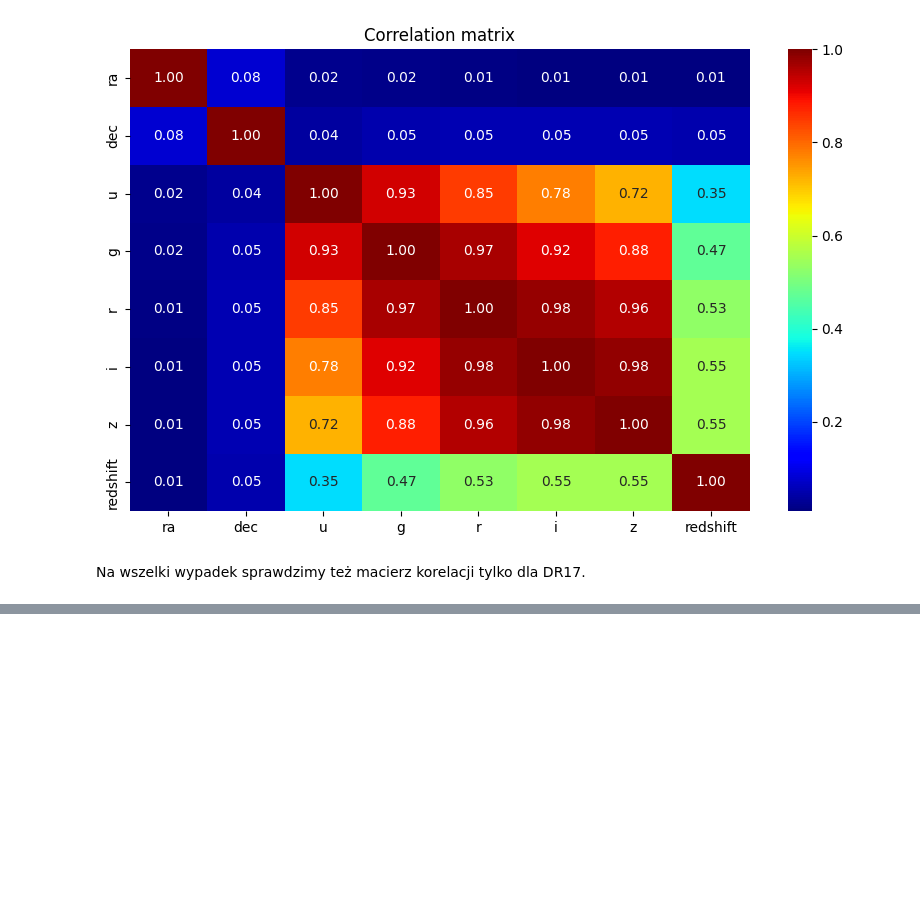
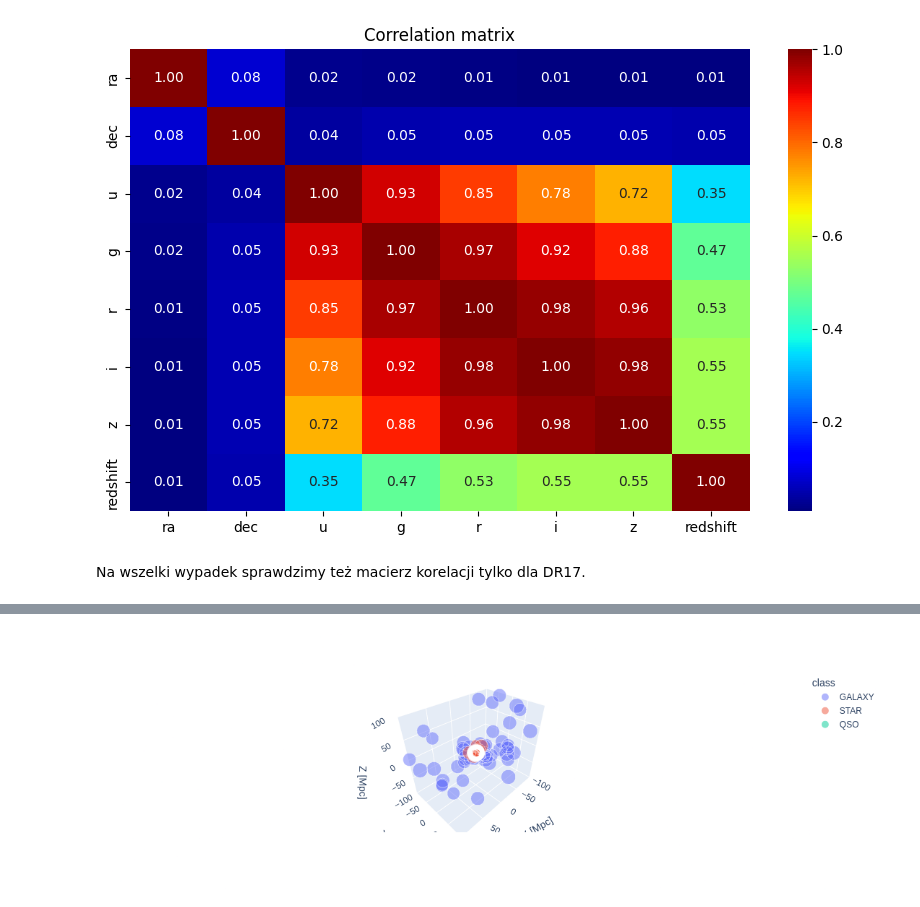
Before and after one commit to RadekJedrzejczyk/SDSS_visualisation, a Jupyter notebook: Projekt.ipynb, the cells around one changed output, grey strips where cells are left out. Drawn from its saved outputs; the diff is of its cells as text; code cells hidden in the pictures; blank space fills up the shorter version.

```diff
--- a/Projekt.ipynb
+++ b/Projekt.ipynb
@@ -230,0 +278,12 @@ plt.show()
+# %%
+fig = px.scatter_3d(coordinates_sample, x='X [Mpc]', y='Y [Mpc]', z='Z [Mpc]',
+              color='class',size='size',opacity =0.5)
+fig.update_layout(scene=dict(
+  xaxis = dict(range=[-100,100]),
+ yaxis = dict(range=[-100,100]),
+ zaxis = dict(range=[-100,100])
+))
+
+fig.show()
+# %% [output]
+[figure, added]
```
Also changed, not shown: parts of 6 cells of this notebook.
